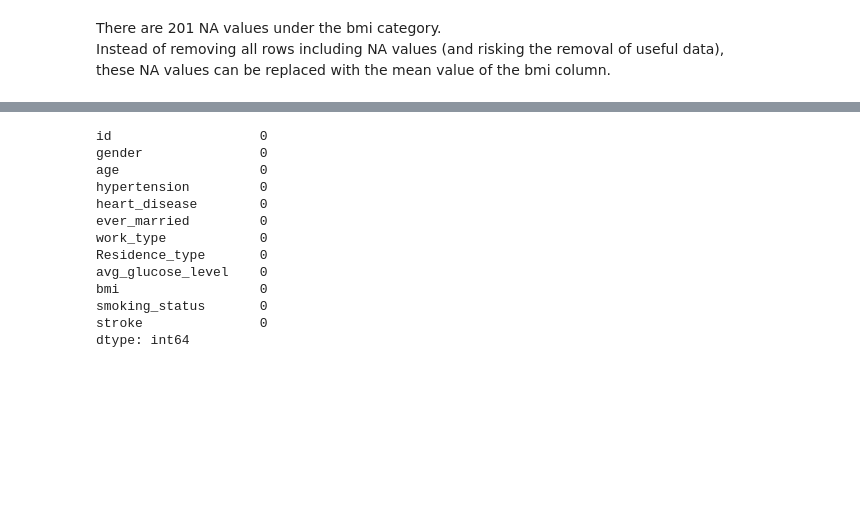
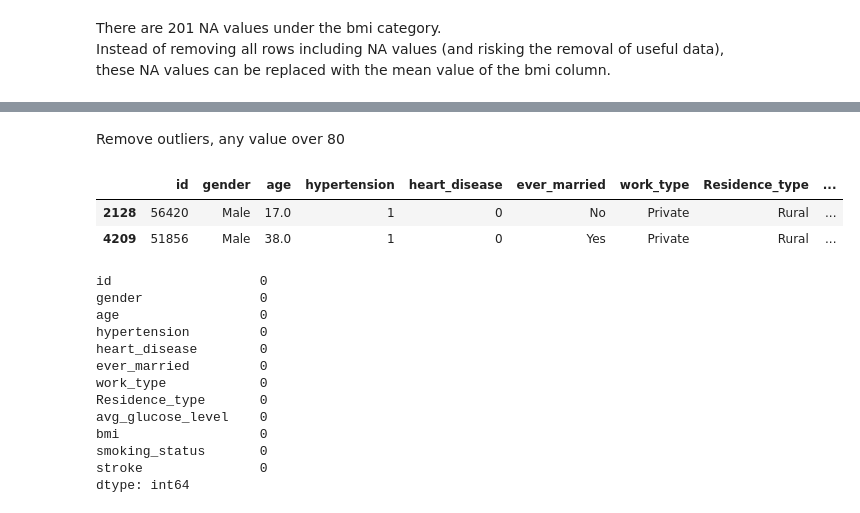
Before and after one commit to georgia-kpl/XAI_NeuroDisorders, a Jupyter notebook: Stroke_Prediction_and_XAI.ipynb, the cells around one changed output, grey strips where cells are left out. Cells and saved outputs as stored; diff of their text form; code cells hidden in the pictures; blank space fills up the shorter version.

```diff
--- a/Stroke_Prediction_and_XAI.ipynb
+++ b/Stroke_Prediction_and_XAI.ipynb
@@ -87,0 +95,8 @@ Instead of removing all rows including NA values (and risking the removal of use
+# %% [markdown]
+Remove outliers, any value over 80
+# %%
+display(df[df['bmi'] > 80])
+# %% [output]
+|  | id | gender | age | hypertension | heart_disease | ever_married | work_type | Residence_type | ... |
+| 2128 | 56420 | Male | 17.0 | 1 | 0 | No | Private | Rural | ... |
+| 4209 | 51856 | Male | 38.0 | 1 | 0 | Yes | Private | Rural | ... |
```
Also changed, not shown: parts of 80 cells of this notebook.
